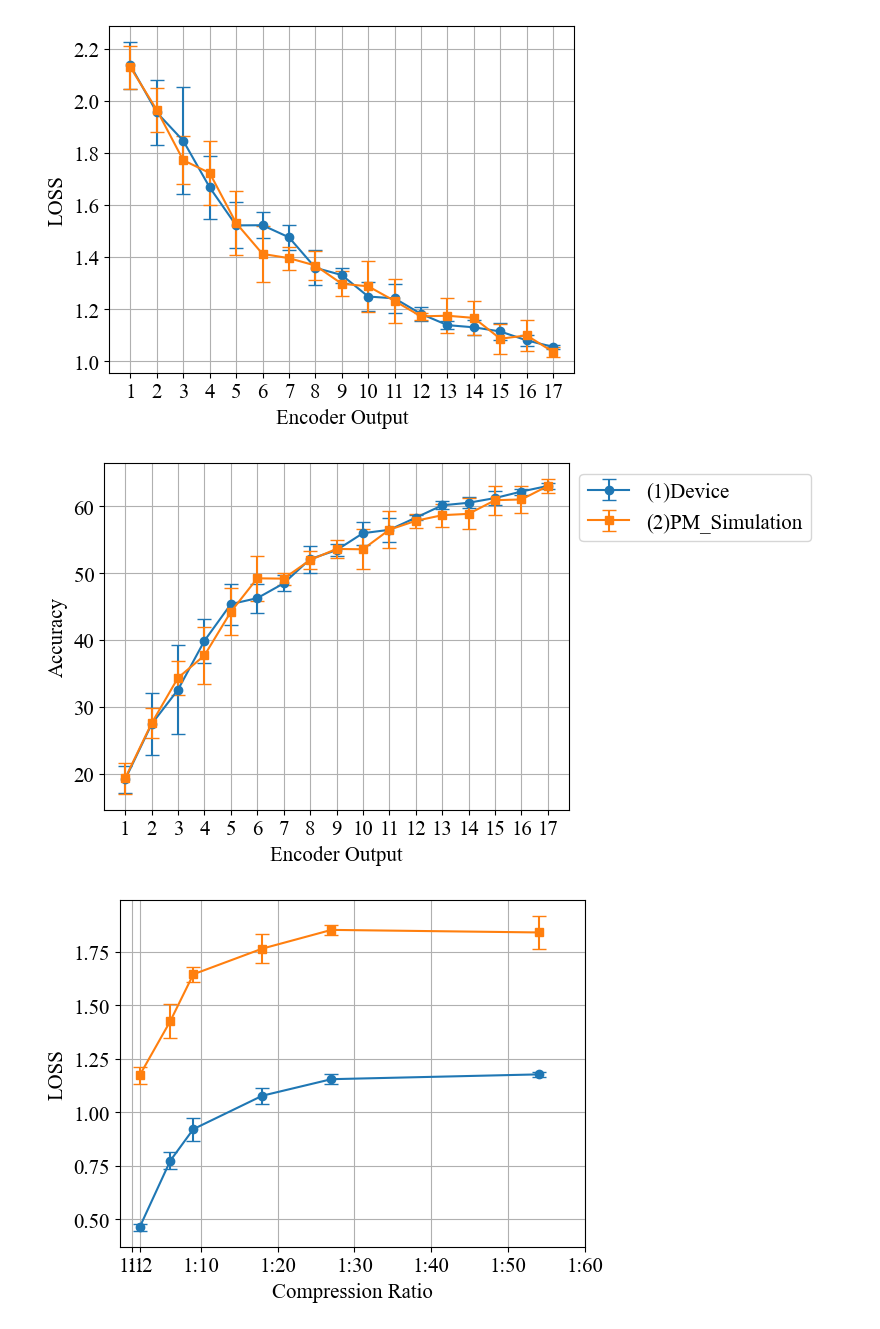
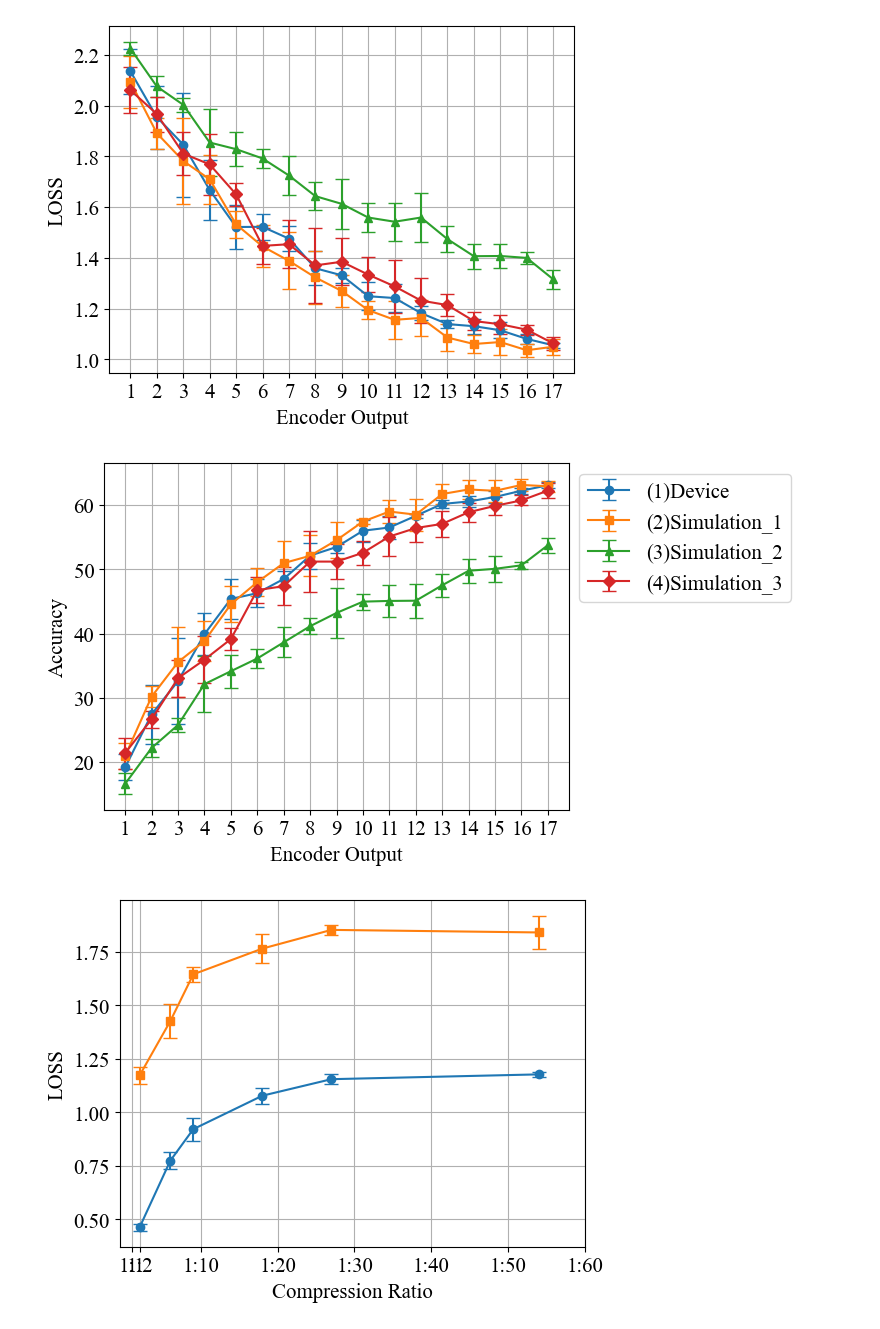
Before and after one commit to Ryuichi-K-create/PhotonicEncoder_public, a Jupyter notebook: Runner/evaluate_note/test_graph.ipynb, the cells around one changed output. Saved outputs shown, nothing was run; the diff lists cells and outputs as text; code cells hidden in the pictures.

```diff
--- a/Runner/evaluate_note/test_graph.ipynb
+++ b/Runner/evaluate_note/test_graph.ipynb
@@ -92,44 +103,53 @@ experiment_name = 'fft_phyz10090042'
 
 file_pathes.append(os.path.join(onedrive_path,'PhotonicEncoder_data',dataset, variable_param + '_variable', enc_type, cls_type, experiment_name, 'Final_results.csv'))
 
 #-------------------------2ndParameter--------------------------
-labels.append('(2)PM_Simulation')
+labels.append('(2)Simulation_1')
 enc_type = 'PM'
 cls_type = 'MLP'
 variable_value = list(range(17,0,-1))  # 例: variableの値
 num_times = 3  # 試行回数
-experiment_name = 'fft_sim10090023'
+experiment_name = 'fft_sim10161246'
 
 file_pathes.append(os.path.join(onedrive_path,'PhotonicEncoder_data',dataset, variable_param + '_variable', enc_type, cls_type, experiment_name, 'Final_results.csv'))
 
 #-------------------------3rdParameter--------------------------
-# labels.append('(3)Linear_Normal')
-# enc_type = 'LI'
-# cls_type = 'MLP'
-# variable_value = [2,4,8,16]  # 例: variableの値
-# num_times = 3  # 試行回数
-# experiment_name = 'Normal7230416'
+labels.append('(3)Simulation_2')
+enc_type = 'PM'
+cls_type = 'MLP'
+variable_value = list(range(17,0,-1))  # 例: variableの値
+num_times = 3  # 試行回数
+experiment_name = 'fft_sim10150955'
 
-# file_pathes.append(os.path.join(onedrive_path,'PhotonicEncoder_data',dataset, variable_param + '_variable', enc_type, cls_type, experiment_name, 'Final_results.csv'))
+file_pathes.append(os.path.join(onedrive_path,'PhotonicEncoder_data',dataset, variable_param + '_variable', enc_type, cls_type, experiment_name, 'Final_results.csv'))
+#---------------------------------------------------------------
+labels.append('(4)Simulation_3')
+enc_type = 'PM'
+cls_type = 'MLP'
+variable_value = list(range(17,0,-1))  # 例: variableの値
+num_times = 3  # 試行回数
+experiment_name = 'fft_sim10161326'
+
+file_pathes.append(os.path.join(onedrive_path,'PhotonicEncoder_data',dataset, variable_param + '_variable', enc_type, cls_type, experiment_name, 'Final_results.csv'))
 # #---------------------------------------------------------------
 if variable_param == 'leverage':
     if dataset in ('mnist', 'fashion-mnist') :
         variable_values = [1,2,4,8,16]
         memory_lis =[1,2,4,8,16]
     elif dataset in ('cifar-10', 'cinic-10'):
         variable_values = [1,2,3,4,6,8,12,16,24,48]
         memory_lis =[1,2,10,20,30,40,50]
     elif dataset == 'covtype':
         variable_values = [1,2,3,6,9,18,27,54]
         memory_lis =[1,2,10,20,30,40,50,60]
 
 # variable_values = [1,2,4,8,16]
 memory_lis =[1,2,3,4,5,6,7,8,9,10,11,12,13,14,15,16,17]
 
 final_graph_maker(file_pathes,variable_param,variable_value,memory_lis,labels,Save=False, Show=True)
 # %% [output]
-[figure, old version]
+[figure, new version]
-[figure, old version]
+[figure, new version]
 # %%
 file_pathes = []
 labels = []
```
Also changed, not shown: parts of 1 cell of this notebook, 4 other files.
